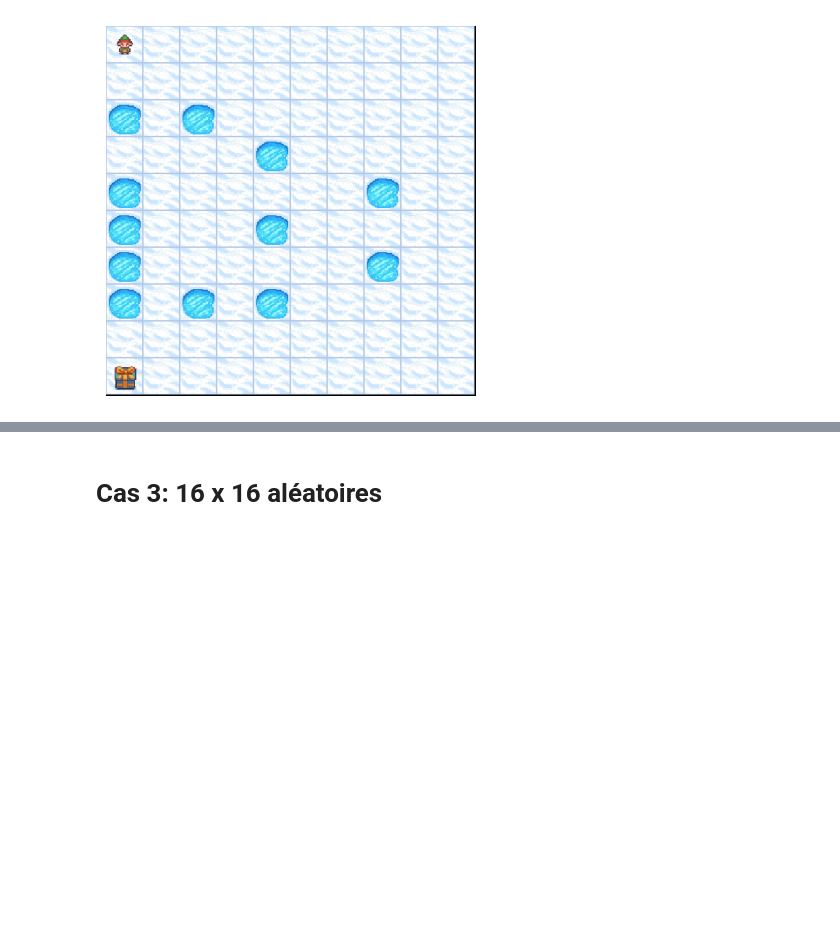
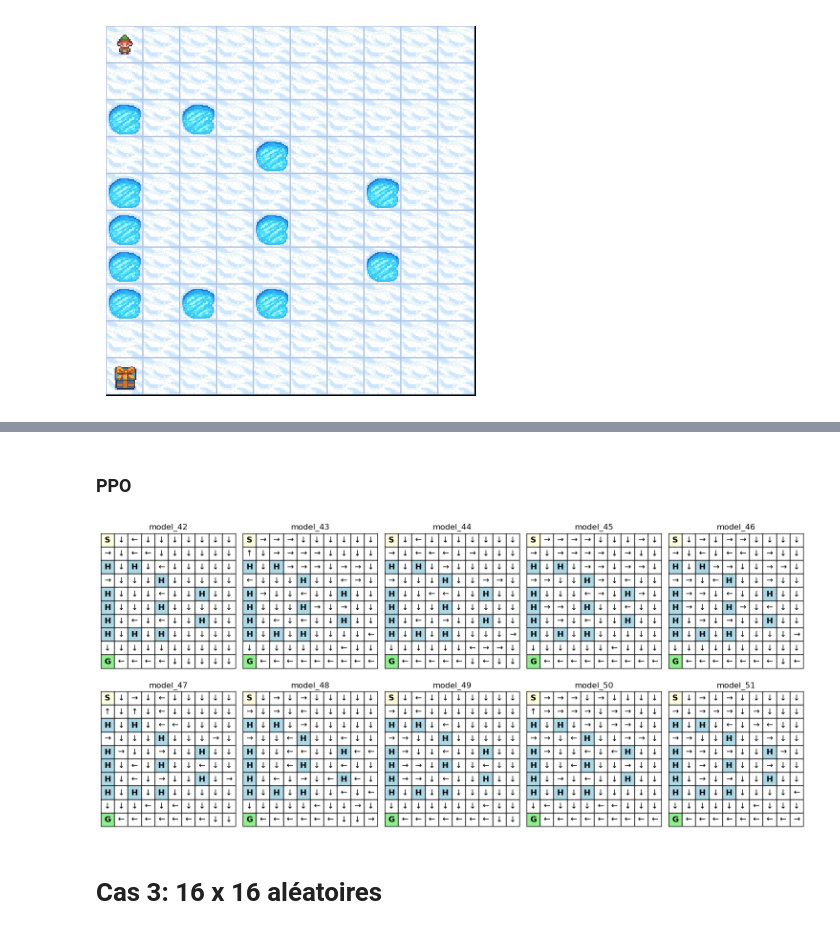
Before and after one commit to sinadeau/SafeRL-IFT-7201, a Jupyter notebook: Visualize_results.ipynb, the cells around one changed output, grey strips where cells are left out. Saved outputs shown, nothing was run; the diff lists cells and outputs as text; code cells hidden in the pictures; blank space fills up the shorter version.

```diff
--- a/Visualize_results.ipynb
+++ b/Visualize_results.ipynb
@@ -45,3 +62,9 @@ plt.show()
+# %% [markdown]
+### PPO
+# %%
+plot_all_PPO_policies_from_folder(env_10x10, folder="./ppo_10x10_custom", ncols=5, filename_suffix=ENV_TYPE)
+# %% [output]
+[figure, added]
 # %% [markdown]
 # Cas 3: 16 x 16 aléatoires
 # %% [markdown]
```
Also changed, not shown: parts of 13 cells of this notebook, 7 other files.
